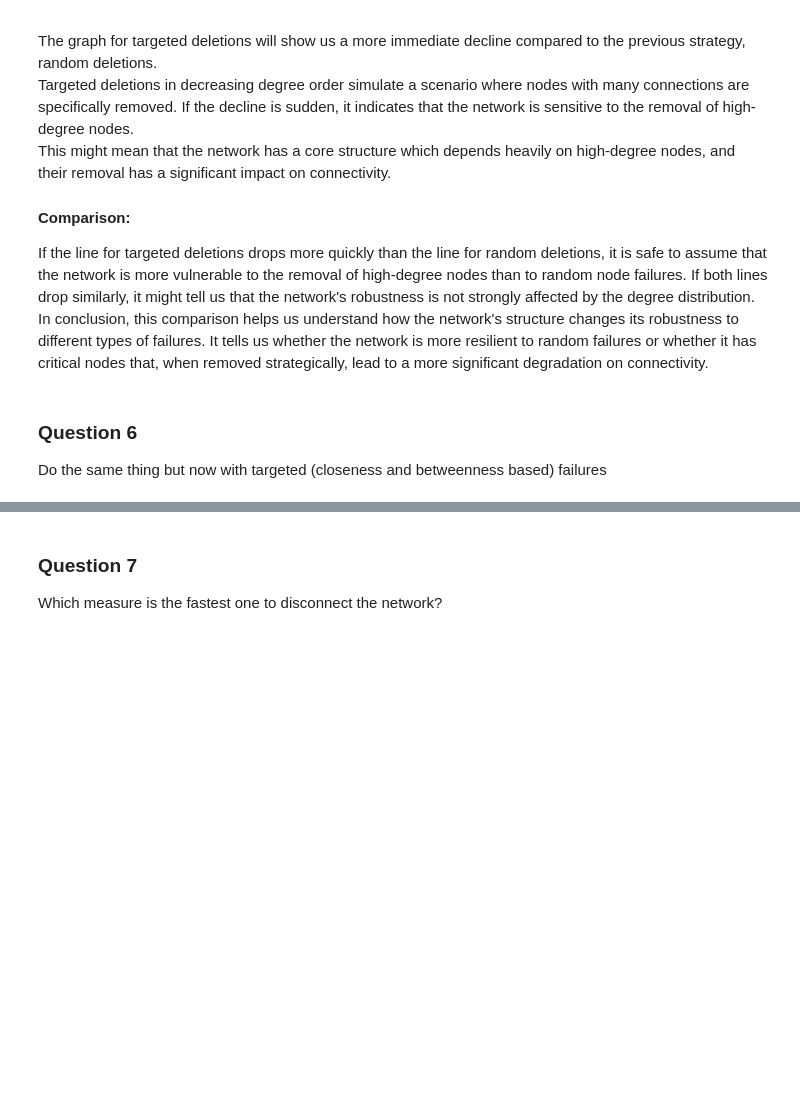
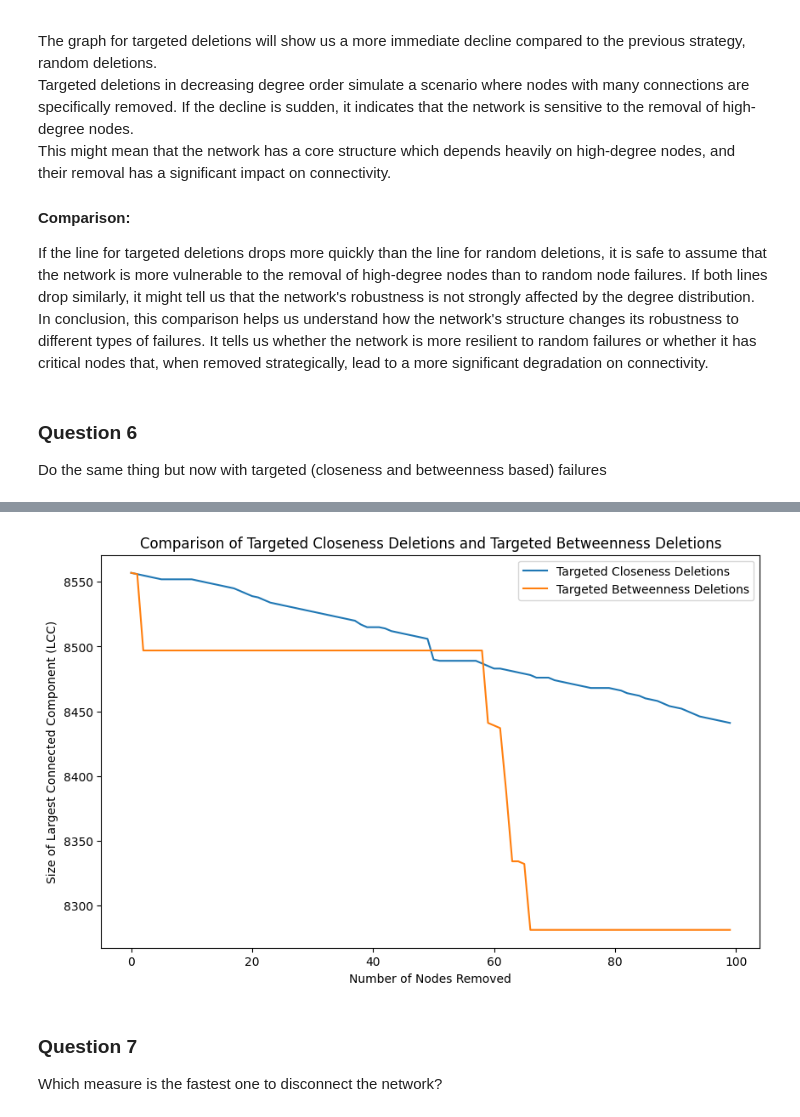
Before and after one commit to JackThay/NAM_TP3, a Jupyter notebook: TP3_Students_Jack-THAY_Thierry-UNG.ipynb, the cells around one changed output, grey strips where cells are left out. Cells and saved outputs as stored; diff of their text form; code cells hidden in the pictures; blank space fills up the shorter version.

```diff
--- a/TP3_Students_Jack-THAY_Thierry-UNG.ipynb
+++ b/TP3_Students_Jack-THAY_Thierry-UNG.ipynb
@@ -495,0 +606,5 @@ Execution done in 7.90215 seconds
+# %%
+# This time the graph is not as heavy as the graphs from the previous lab session
+graph = inet_graph
+num_nodes_to_remove = 100
+test_remove_nodes_by_betweenness(graph, num_nodes_to_remove)
@@ -496,3 +629,41 @@ Execution done in 7.90215 seconds
+# %%
+def plot_graph_targeted(graph, num_nodes_to_remove):
+    # Calculate the LCC sizes for random deletions
+    targeted_closeness = remove_nodes_by_closeness(graph, num_nodes_to_remove)
+
+    # Calculate the LCC sizes for targeted deletions
+    targeted_betweenness = remove_nodes_by_betweenness(graph, num_nodes_to_remove)
+
+    # Set up the plot figure
+    plt.figure(figsize=(10, 6))
+
+    # Extract the x and y values for each curve
+    x_random = list(targeted_closeness.keys())
+    y_random = list(targeted_closeness.values())
+
+    x_targeted = list(targeted_betweenness.keys())
+    y_targeted = list(targeted_betweenness.values())
+
+    # Plot the curves for random and targeted deletions
+    plt.plot(x_random, y_random, label='Targeted Closeness Deletions')
+    plt.plot(x_targeted, y_targeted, label='Targeted Betweenness Deletions')
+
+    # Add labels and title to the plot
+    plt.xlabel('Number of Nodes Removed')
+    plt.ylabel('Size of Largest Connected Component (LCC)')
+    plt.title('Comparison of Targeted Closeness Deletions and Targeted Betweenness Deletions')
+
+    # Add a legend to distinguish the curves
+    plt.legend()
+
+    # Display the plot
+    plt.show()
+# %%
+graph = inet_graph
+num_nodes_to_remove = 100
+result = plot_graph_targeted(graph, num_nodes_to_remove)
+# %% [output]
+[figure, added]
 # %% [markdown]
 ### Question 7
 
```
Also changed, not shown: parts of 13 cells of this notebook.
